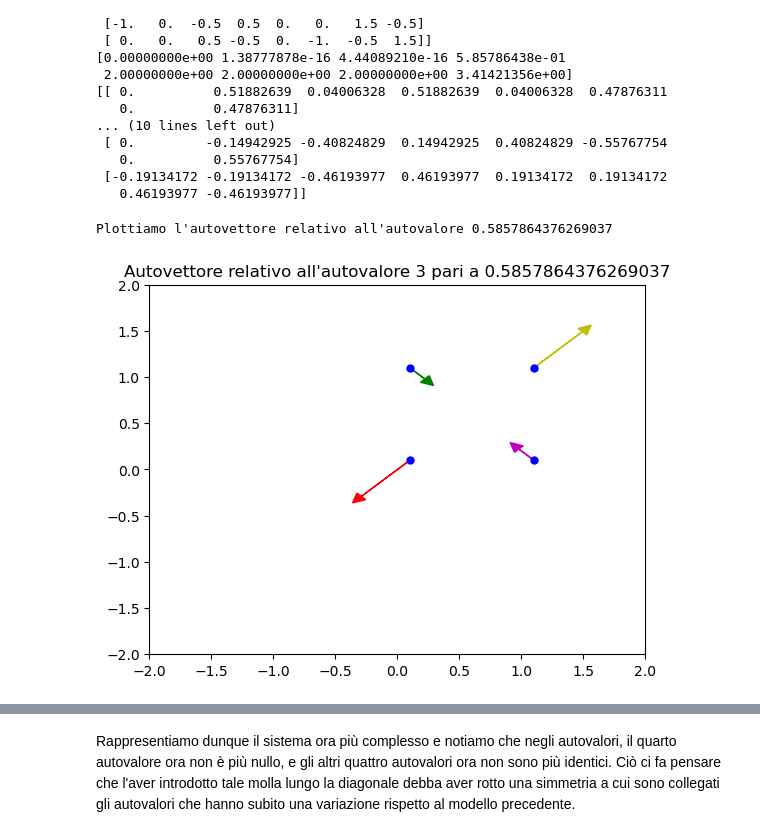
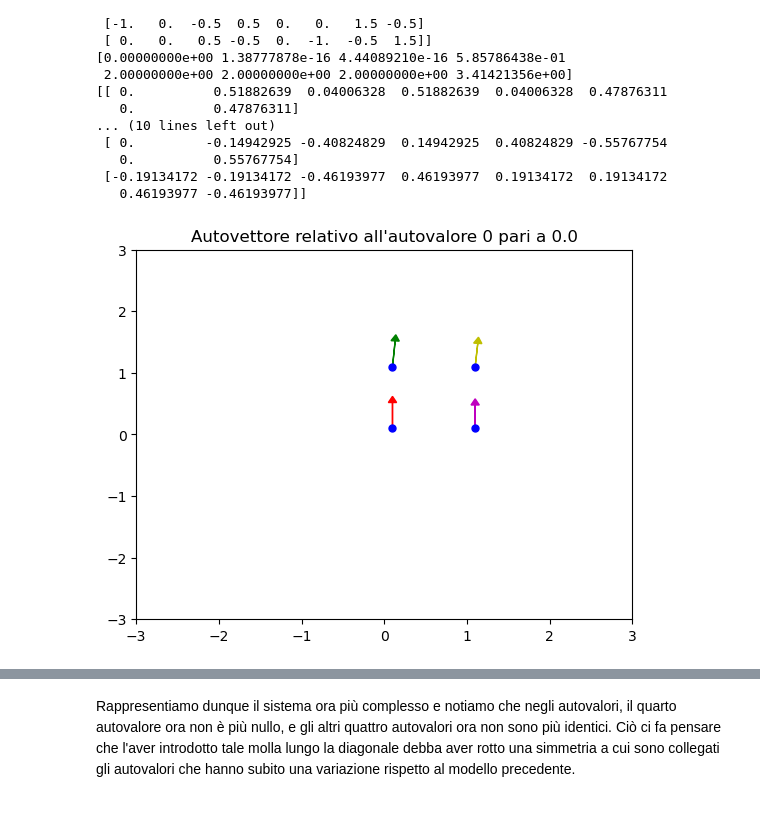
Before and after one commit to Edounimi/Rigidity-of-cellular-structures, a Jupyter notebook: InizioTesi.ipynb, the cells around one changed output, grey strips where cells are left out. Cells and saved outputs as stored; diff of their text form; code cells hidden in the pictures.

```diff
--- a/InizioTesi.ipynb
+++ b/InizioTesi.ipynb
@@ -172,7 +266,6 @@ print(Eigenvectors)
  [-0.19134172 -0.19134172 -0.46193977  0.46193977  0.19134172  0.19134172
    0.46193977 -0.46193977]]
 # %%
-eigenVector_plotting(3,coordinates,Eigenvalues,Eigenvectors)
+eigenVector_plotting(0,coordinates,Eigenvalues,Eigenvectors,True,None)
 # %% [output]
-Plottiamo l'autovettore relativo all'autovalore 0.5857864376269037
-[figure, old version]
+[figure, new version]
```
Also changed, not shown: parts of 31 cells of this notebook.
